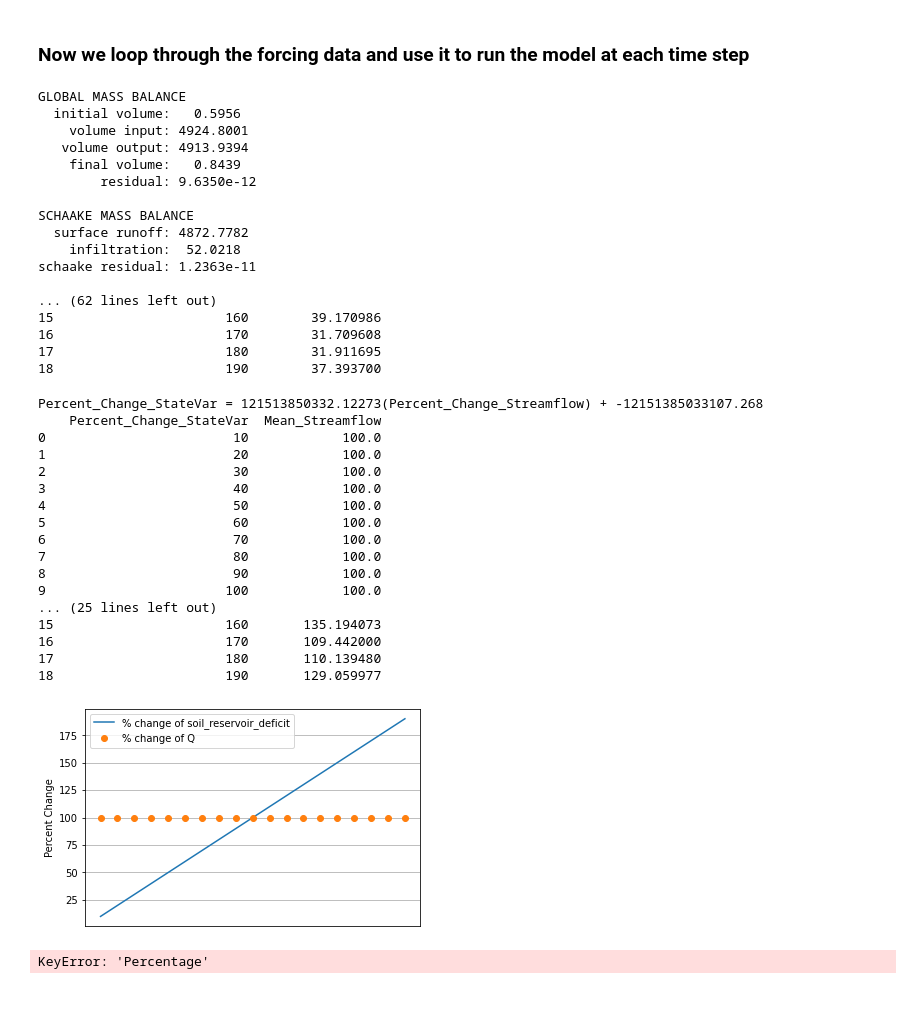
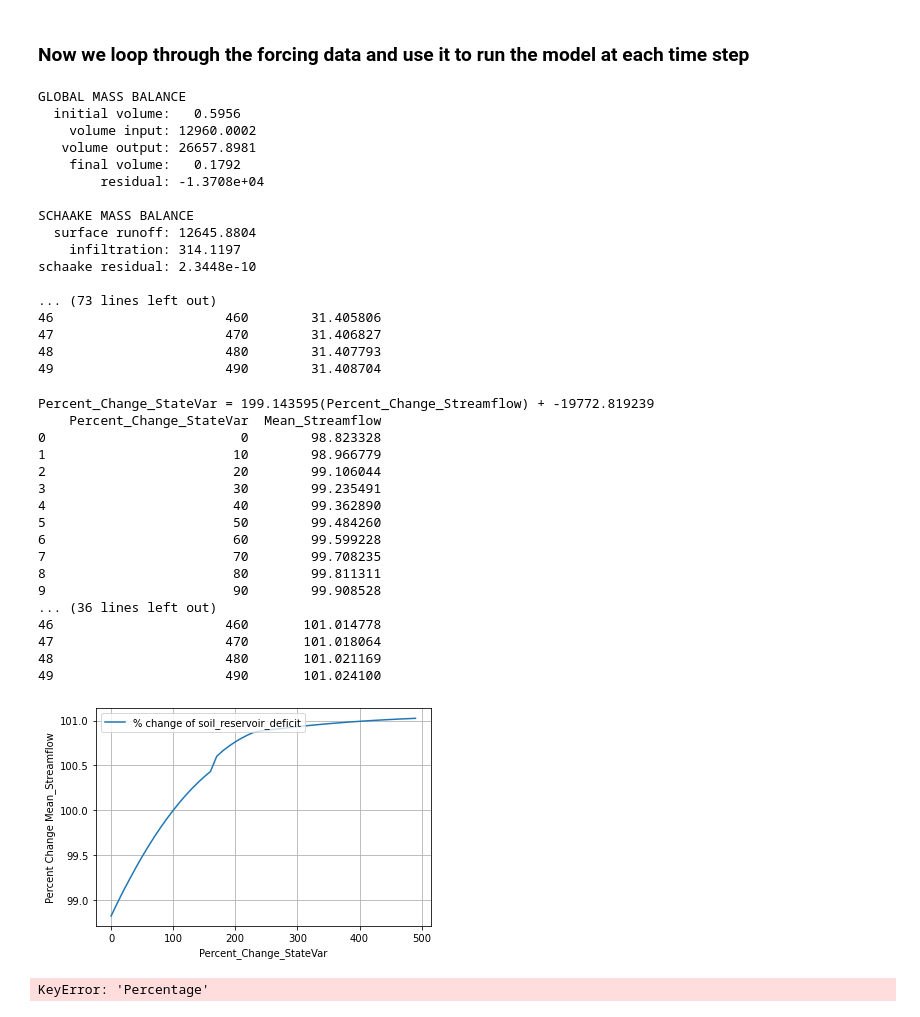
Before and after one commit to zbutler33/NextGen---The-Simulators-, a Jupyter notebook: Toy_Model/State_VarChanges.ipynb, the cells around one changed output. Drawn from its saved outputs; the diff is of its cells as text; code cells hidden in the pictures.

```diff
--- a/Toy_Model/State_VarChanges.ipynb
+++ b/Toy_Model/State_VarChanges.ipynb
@@ -71,7 +71,7 @@ print(cfe_output_lists)
 cfe_list = []
 cfe_list_p = []
 
-percent_list = np.arange(10, 200, 10)
+percent_list = np.arange(0, 500, 10)
 percentList = percent_list.tolist() #to list for dataframe
 
 for percent in percent_list:
@@ -113,25 +113,25 @@ df_p = pd.DataFrame({'Percent_Change_StateVar':percentList,'Mean_Streamflow':cfe
 #print(matrix)
 cfe_instance.finalize(print_mass_balance=True)
 print(df)
-print(df_p)
+#print(df_p)
 # %% [output]
 GLOBAL MASS BALANCE
   initial volume:   0.5956
-    volume input: 4924.8001
-   volume output: 4913.9394
-    final volume:   0.8439
-        residual: 9.6350e-12
+    volume input: 12960.0002
+   volume output: 26657.8981
+    final volume:   0.1792
+        residual: -1.3708e+04
 
 SCHAAKE MASS BALANCE
-  surface runoff: 4872.7782
-    infiltration:  52.0218
-schaake residual: 1.2363e-11
+  surface runoff: 12645.8804
+    infiltration: 314.1197
+schaake residual: 2.3448e-10
 
-... (62 lines left out)
-15                      160        39.170986
-16                      170        31.709608
-17                      180        31.911695
-18                      190        37.393700
+... (73 lines left out)
+46                      460        31.405806
+47                      470        31.406827
+48                      480        31.407793
+49                      490        31.408704
 # %%
 ## CFE State vars
 no_change = df.loc[df['Percent_Change_StateVar'] == 100]
@@ -145,54 +145,56 @@ x = df.iloc[:,1]
 y = df.iloc[:,0]
 m, b = np.polyfit(x,y,1)
 m = round(m, 6)
 b = round(b, 6)
 
 print('Percent_Change_StateVar = %s(Percent_Change_Streamflow) + %s' %(m, b))
 
 ## CFE Peturbed State vars
 no_change_p = df_p.loc[df_p['Percent_Change_StateVar'] == 100]
 # # # # # no_change['Sum streamflow']
 Q_at_no_change_p = float(no_change_p['Mean_Streamflow'])
 # # # # # float(Q_at_no_change)
 df_p['Mean_Streamflow']=100*df_p['Mean_Streamflow']/Q_at_no_change_p
 
 x2 = df_p.iloc[:,1]
 y2 = df_p.iloc[:,0]
 m2, b2 = np.polyfit(x2,y2,1)
 m2 = round(m2, 3)
 b2 = round(b2, 3)
 
 #print('Percent_Change_StateVar_Peturb = %s(Percent_Change_Streamflow_Peturb) + %s' %(m2, b2))
 
 # # # #df['Sum streamflow'][100]
 # # # # df['Sum streamflow']#/Q_at_no_change
-plt.plot(df['Percent_Change_StateVar'],label='% change of soil_reservoir_deficit', color='tab:blue')
-plt.plot(df['Mean_Streamflow'], 'o', label='% change of Q', color = 'tab:orange')
-plt.xticks([])
-plt.ylabel('Percent Change')
+plt.plot(df['Percent_Change_StateVar'],df['Mean_Streamflow'],label='% change of soil_reservoir_deficit', color='tab:blue')
+#plt.plot(df['Percent_Change_StateVar'],label='% change of soil_reservoir_deficit', color='tab:blue')
+#plt.plot(df['Mean_Streamflow'], 'o', label='% change of Q', color = 'tab:orange')
+#plt.xticks([])
+plt.xlabel('Percent_Change_StateVar')
+plt.ylabel('Percent Change Mean_Streamflow')
 plt.legend(loc=2)
 plt.grid()
 print(df)
 #print(df_p)
 # %% [output]
-Percent_Change_StateVar = 121513850332.12273(Percent_Change_Streamflow) + -12151385033107.268
+Percent_Change_StateVar = 199.143595(Percent_Change_Streamflow) + -19772.819239
     Percent_Change_StateVar  Mean_Streamflow
-0                        10            100.0
-1                        20            100.0
-2                        30            100.0
-3                        40            100.0
-4                        50            100.0
-5                        60            100.0
-6                        70            100.0
-7                        80            100.0
-8                        90            100.0
-9                       100            100.0
-... (25 lines left out)
-15                      160       135.194073
-16                      170       109.442000
-17                      180       110.139480
-18                      190       129.059977
+0                         0        98.823328
+1                        10        98.966779
+2                        20        99.106044
+3                        30        99.235491
+4                        40        99.362890
+5                        50        99.484260
+6                        60        99.599228
+7                        70        99.708235
+8                        80        99.811311
+9                        90        99.908528
+... (36 lines left out)
+46                      460       101.014778
+47                      470       101.018064
+48                      480       101.021169
+49                      490       101.024100
-[figure, old version]
+[figure, new version]
 # %%
 # Find mean streamflow to based changes on
 # df_mean = df['Sum_streamflow'].mean()
```
Also changed, not shown: 3 other files.
